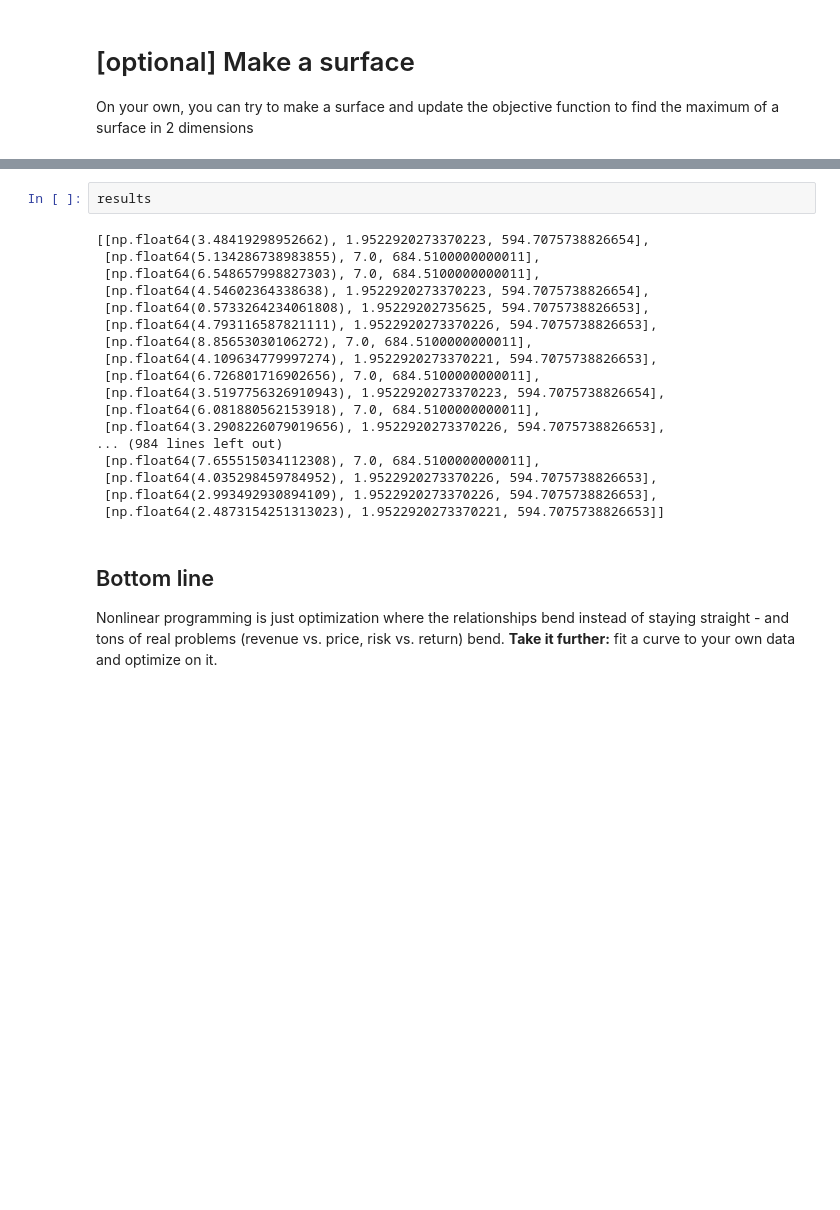
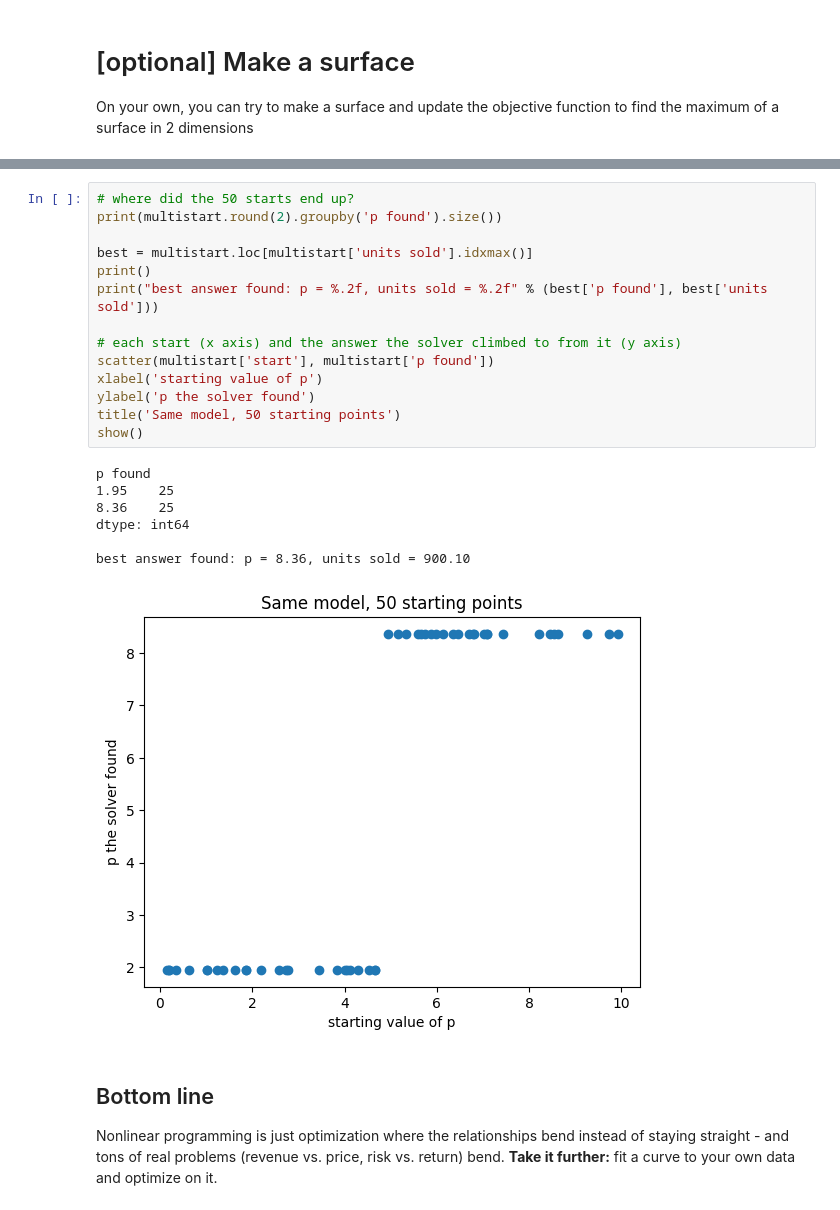
Before and after one commit to drdave-teaching/OPIM5641-notebooks, a Jupyter notebook: 7_Nonlinear/Polynomial.ipynb, the cells around one changed output, grey strips where cells are left out. Cells and saved outputs as stored; diff of their text form; blank space fills up the shorter version.

```diff
--- a/7_Nonlinear/Polynomial.ipynb
+++ b/7_Nonlinear/Polynomial.ipynb
@@ -540,23 +437,25 @@ WARNING:pyomo.core:Setting Var 'p' to a numeric value `7.962086977795863` outsid
-# %%
-results
-# %% [output]
-[[np.float64(3.48419298952662), 1.9522920273370223, 594.7075738826654],
- [np.float64(5.134286738983855), 7.0, 684.5100000000011],
- [np.float64(6.548657998827303), 7.0, 684.5100000000011],
- [np.float64(4.54602364338638), 1.9522920273370223, 594.7075738826654],
- [np.float64(0.5733264234061808), 1.95229202735625, 594.7075738826653],
- [np.float64(4.793116587821111), 1.9522920273370226, 594.7075738826653],
- [np.float64(8.85653030106272), 7.0, 684.5100000000011],
- [np.float64(4.109634779997274), 1.9522920273370221, 594.7075738826653],
- [np.float64(6.726801716902656), 7.0, 684.5100000000011],
- [np.float64(3.5197756326910943), 1.9522920273370223, 594.7075738826654],
- [np.float64(6.081880562153918), 7.0, 684.5100000000011],
- [np.float64(3.2908226079019656), 1.9522920273370226, 594.7075738826653],
-... (984 lines left out)
- [np.float64(7.655515034112308), 7.0, 684.5100000000011],
- [np.float64(4.035298459784952), 1.9522920273370226, 594.7075738826653],
- [np.float64(2.993492930894109), 1.9522920273370226, 594.7075738826653],
- [np.float64(2.4873154251313023), 1.9522920273370221, 594.7075738826653]]
+# %%
+# where did the 50 starts end up?
+print(multistart.round(2).groupby('p found').size())
+
+best = multistart.loc[multistart['units sold'].idxmax()]
+print()
+print("best answer found: p = %.2f, units sold = %.2f" % (best['p found'], best['units sold']))
+
+# each start (x axis) and the answer the solver climbed to from it (y axis)
+scatter(multistart['start'], multistart['p found'])
+xlabel('starting value of p')
+ylabel('p the solver found')
+title('Same model, 50 starting points')
+show()
+# %% [output]
+p found
+1.95    25
+8.36    25
+dtype: int64
+
+best answer found: p = 8.36, units sold = 900.10
+[figure, added]
 # %% [markdown]
 ## Bottom line
 
```
Also changed, not shown: parts of 7 cells of this notebook, 6 other files.
